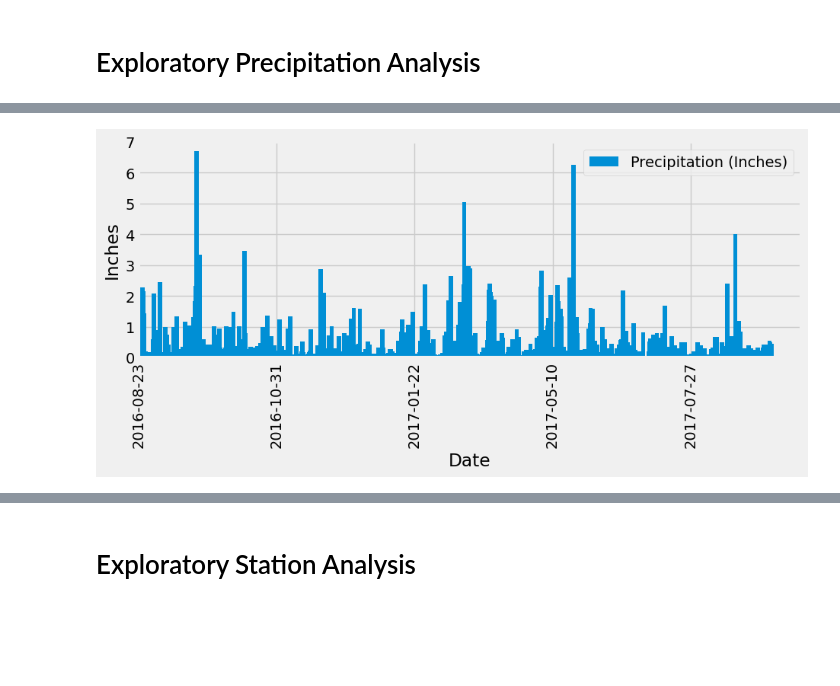
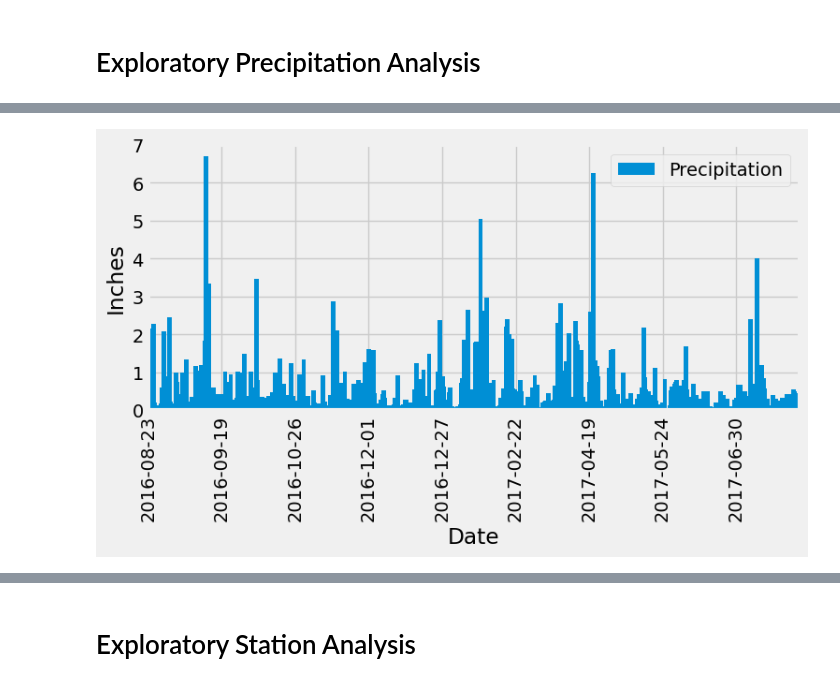
Before and after one commit to vt-bekah/sqlalchemy-challenge, a Jupyter notebook: SurfsUp/climate.ipynb, the cells around one changed output, grey strips where cells are left out. Drawn from its saved outputs; the diff is of its cells as text; code cells hidden in the pictures; blank space fills up the shorter version.

```diff
--- a/SurfsUp/climate.ipynb
+++ b/SurfsUp/climate.ipynb
@@ -71,26 +45,53 @@ precip_df
-# %%
-# Drop zero values for the bar chart
-precip_notzero = precip_df[precip_df["Precipitation (Inches)"] > 0]
-
-# Use Pandas Plotting with Matplotlib to plot the data
-ax = precip_notzero.plot(kind="bar", figsize=(10,3.5),
-                    x="Date", y="Precipitation (Inches)",
-                    rot="vertical", width=8)
-
-# Format y axis
-ax.set_ylim(0,7)
-ax.set_ylabel("Inches")
-# Format xaxis to show dats at roughly evenly spaced intervals
-ax.set_xlim(0,1200)
-ax.set_xticks([0,250,500,750,1000])
-ax.set_xticklabels([precip_notzero["Date"].loc[precip_notzero.index[0]],
-                    precip_notzero["Date"].loc[precip_notzero.index[275]],
-                    precip_notzero["Date"].loc[precip_notzero.index[550]],
-                    precip_notzero["Date"].loc[precip_notzero.index[825]],
-                    precip_notzero["Date"].loc[precip_notzero.index[1100]]])
-
-plt.show()
-# %% [output]
-[figure, removed]
+# %%
+# Design a query to retrieve the last 12 months of precipitation data and plot the results.
+# Starting from the most recent data point in the database.
+
+# Calculate the date one year from the last date in data set.
+year_ago = dt.date(2017,8,23) - dt.timedelta(days=365)
+
+# Perform a query to retrieve the date and precipitation scores and sort by date
+# Not used to follow the instructions explicitly for sorting after the data is in a dataframe
+# precip_12mo = session.query(measurement.date, measurement.prcp).filter(measurement.date>=year_ago).order_by(measurement.date).all()
+
+# Perform a query to retrieve the date and precipitation scores not sorted
+precip_12mo = session.query(measurement.date, measurement.prcp).\
+    filter(measurement.date>=year_ago).\
+    filter(measurement.prcp!="NaN").all()
+
+# Save the query results as a Pandas DataFrame. Explicitly set the column names
+precip_12mo_df = pd.DataFrame(precip_12mo, columns=["Date", "Precipitation"])
+
+# Sort the dataframe by date
+precip_12mo_df = precip_12mo_df.sort_values(by=["Date"]).reset_index()
+
+
+# Use Pandas Plotting with Matplotlib to plot the data
+# The image in the instructions do not show zero values in the bar plot so...
+# Drop zero values in the dataframe
+precip_notzero = precip_12mo_df[precip_12mo_df["Precipitation"] > 0]
+
+ax = precip_notzero.plot(kind="bar", figsize=(8,3.5),
+                    x="Date", y="Precipitation",
+                    rot="vertical", width=8)
+
+# Format y axis
+ax.set_ylim(0,7)
+ax.set_ylabel("Inches")
+# Format xaxis to show dats at roughly evenly spaced intervals
+ax.set_xlim(0,len(precip_notzero)+5)
+ax.set_xticks([0,130,260,390,520,650,780,910,1040])
+ax.set_xticklabels([precip_notzero["Date"].loc[precip_notzero.index[0]],
+                    precip_notzero["Date"].loc[precip_notzero.index[125]],
+                    precip_notzero["Date"].loc[precip_notzero.index[250]],
+                    precip_notzero["Date"].loc[precip_notzero.index[375]],
+                    precip_notzero["Date"].loc[precip_notzero.index[500]],
+                    precip_notzero["Date"].loc[precip_notzero.index[625]],
+                    precip_notzero["Date"].loc[precip_notzero.index[750]],
+                    precip_notzero["Date"].loc[precip_notzero.index[875]],
+                    precip_notzero["Date"].loc[precip_notzero.index[1000]]])
+
+plt.show()
+# %% [output]
+[figure, added]
 # %%
 # Use Pandas to calculate the summary statistics for the precipitation data
```
Also changed, not shown: parts of 13 cells of this notebook.
